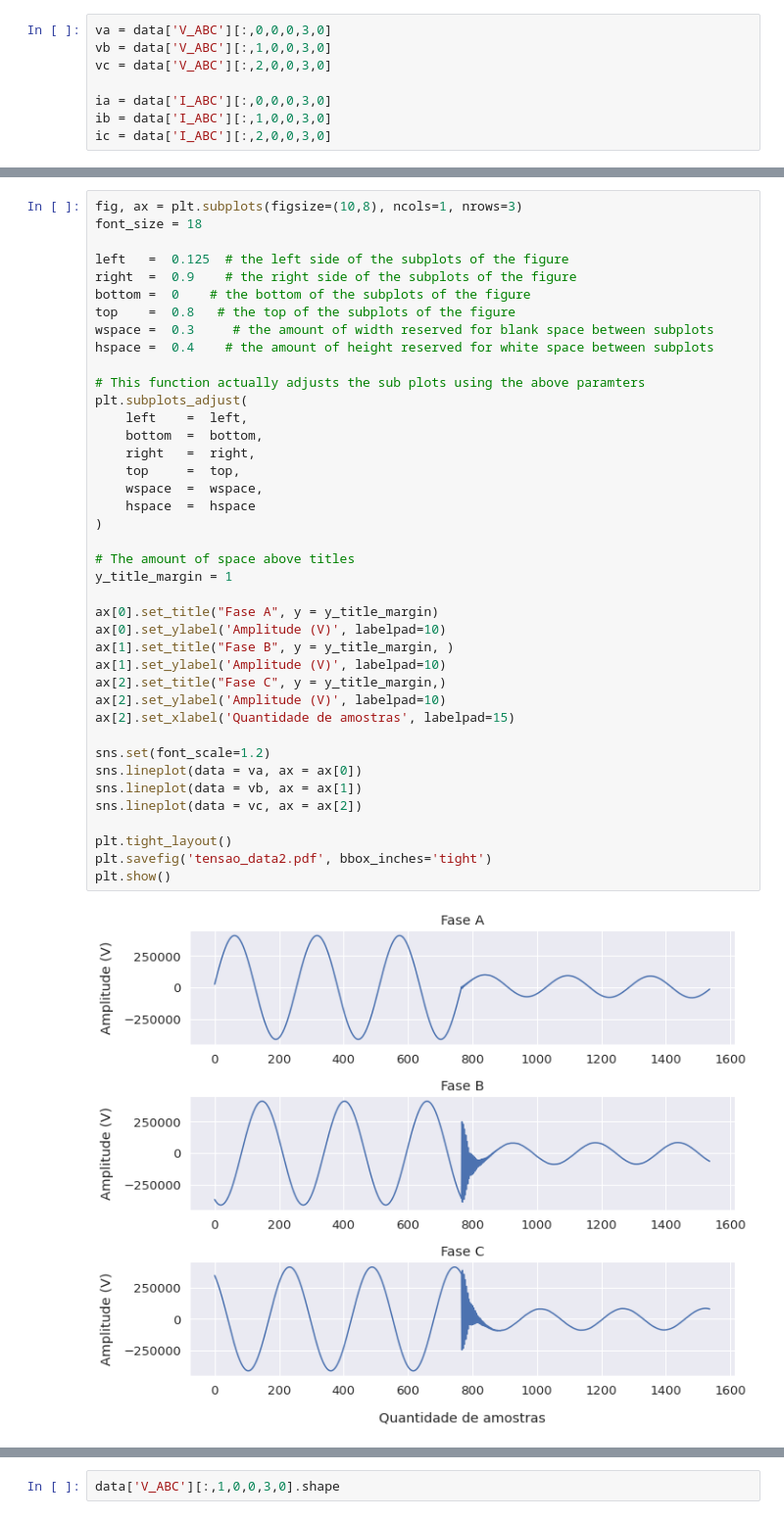
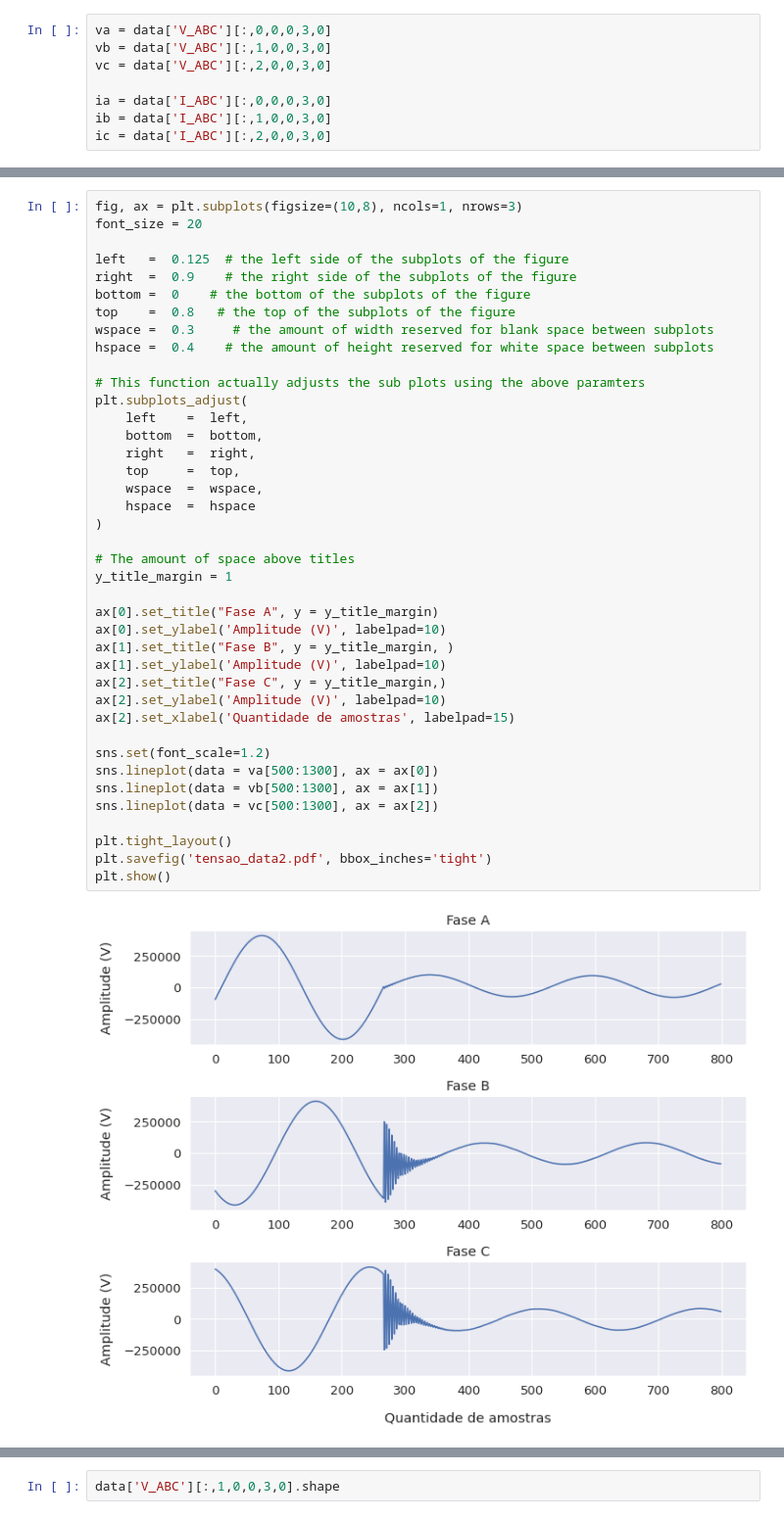
Before and after one commit to gabriel19913/fault-classification, a Jupyter notebook: final-method/reamostrando-dados-robson.ipynb, the cells around one changed output, grey strips where cells are left out. Shown: that part at 98% size. Drawn from its saved outputs; the diff is of its cells as text.

```diff
--- a/final-method/reamostrando-dados-robson.ipynb
+++ b/final-method/reamostrando-dados-robson.ipynb
@@ -97,6 +97,6 @@ plt.show()
 # %%
 fig, ax = plt.subplots(figsize=(10,8), ncols=1, nrows=3)
-font_size = 18
+font_size = 20
 
 left   =  0.125  # the left side of the subplots of the figure
 right  =  0.9    # the right side of the subplots of the figure
@@ -105,34 +105,34 @@ top    =  0.8   # the top of the subplots of the figure
 wspace =  0.3     # the amount of width reserved for blank space between subplots
 hspace =  0.4    # the amount of height reserved for white space between subplots
 
 # This function actually adjusts the sub plots using the above paramters
 plt.subplots_adjust(
     left    =  left,
     bottom  =  bottom,
     right   =  right,
     top     =  top,
     wspace  =  wspace,
     hspace  =  hspace
 )
 
 # The amount of space above titles
 y_title_margin = 1
 
 ax[0].set_title("Fase A", y = y_title_margin)
 ax[0].set_ylabel('Amplitude (V)', labelpad=10)
 ax[1].set_title("Fase B", y = y_title_margin, )
 ax[1].set_ylabel('Amplitude (V)', labelpad=10)
 ax[2].set_title("Fase C", y = y_title_margin,)
 ax[2].set_ylabel('Amplitude (V)', labelpad=10)
 ax[2].set_xlabel('Quantidade de amostras', labelpad=15)
 
 sns.set(font_scale=1.2)
-sns.lineplot(data = va, ax = ax[0])
-sns.lineplot(data = vb, ax = ax[1])
-sns.lineplot(data = vc, ax = ax[2])
+sns.lineplot(data = va[500:1300], ax = ax[0])
+sns.lineplot(data = vb[500:1300], ax = ax[1])
+sns.lineplot(data = vc[500:1300], ax = ax[2])
 
 plt.tight_layout()
 plt.savefig('tensao_data2.pdf', bbox_inches='tight')
 plt.show()
 # %% [output]
-[figure, old version]
+[figure, new version]
```
Also changed, not shown: parts of 13 cells of this notebook, 48 other files.
